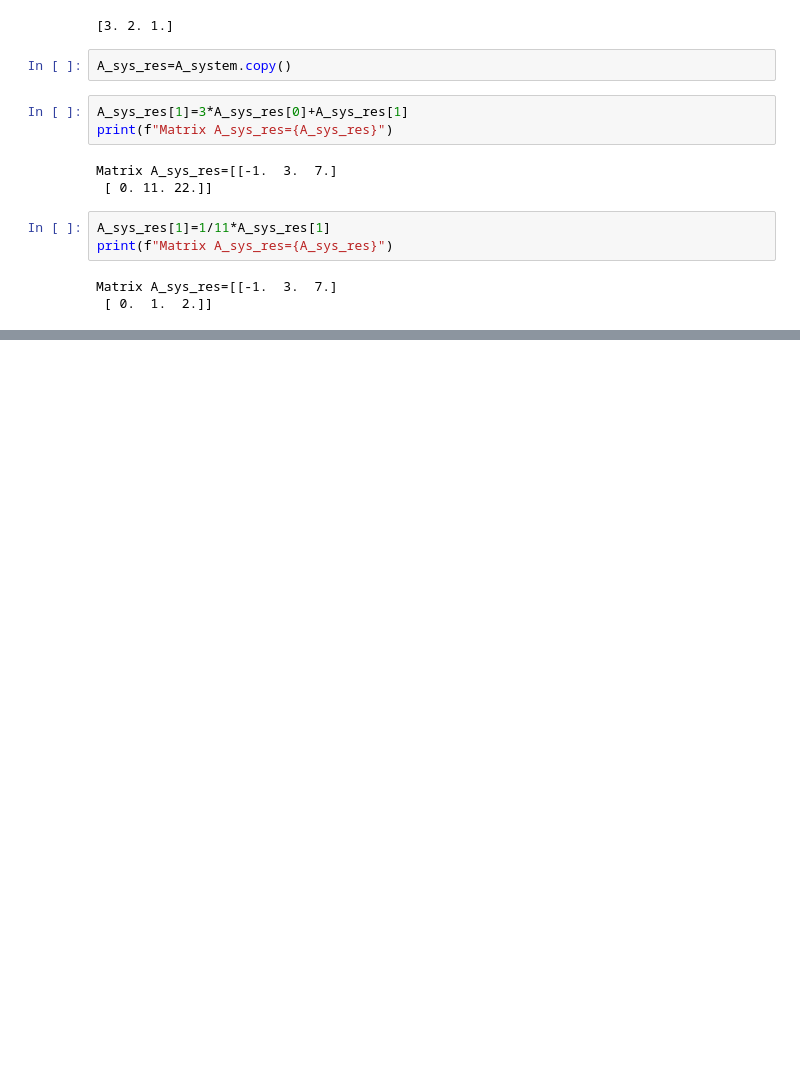
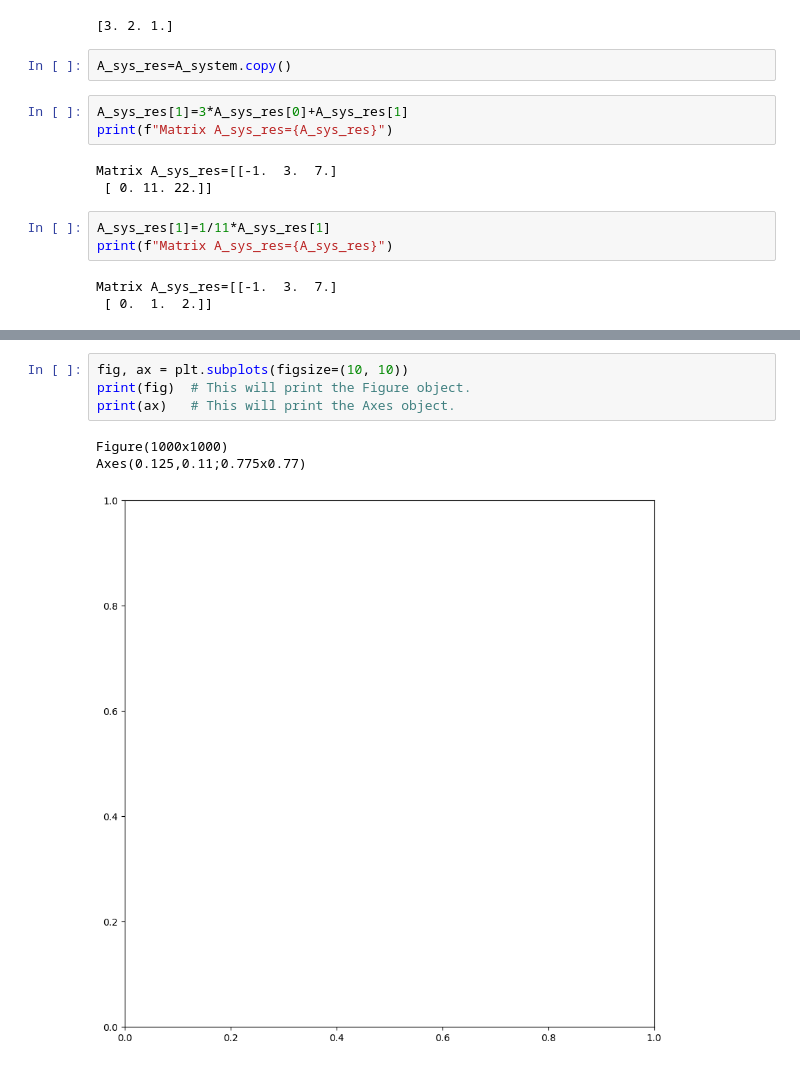
Before and after one commit to UsamaAliK/Numpy, a Jupyter notebook: NUMPY.ipynb, the cells around one changed output, grey strips where cells are left out. Drawn from its saved outputs; the diff is of its cells as text; blank space fills up the shorter version.

```diff
--- a/NUMPY.ipynb
+++ b/NUMPY.ipynb
@@ -254,0 +556,8 @@ Matrix A_sys_res=[[-1.  3.  7.]
+# %%
+fig, ax = plt.subplots(figsize=(10, 10))
+print(fig)  # This will print the Figure object.
+print(ax)   # This will print the Axes object.
+# %% [output]
+Figure(1000x1000)
+Axes(0.125,0.11;0.775x0.77)
+[figure, added]
```
Also changed, not shown: parts of 57 cells of this notebook.
